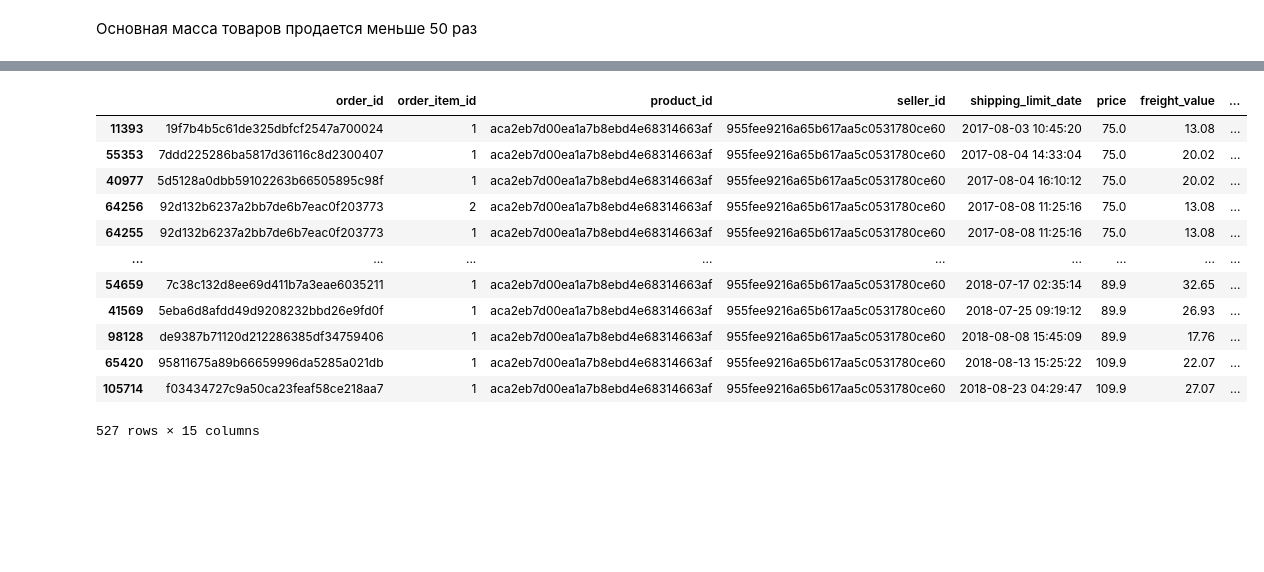
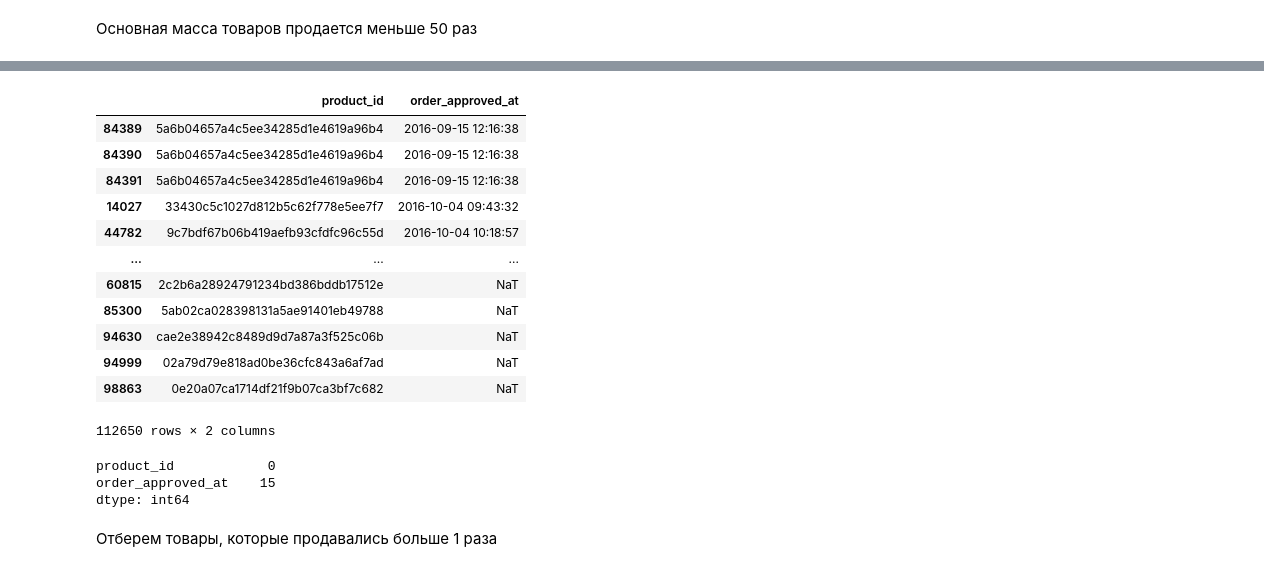
Before and after one commit to strateg17/SMART_DS_Academy_Prod1, a Jupyter notebook: Task_1/Task1_TimeSeries.ipynb, the cells around one changed output, grey strips where cells are left out. Drawn from its saved outputs; the diff is of its cells as text; code cells hidden in the pictures; blank space fills up the shorter version.

```diff
--- a/Task_1/Task1_TimeSeries.ipynb
+++ b/Task_1/Task1_TimeSeries.ipynb
@@ -282,16 +303,24 @@ array([[<matplotlib.axes._subplots.AxesSubplot object at 0x...>]],
 # %%
-full_data[full_data.product_id == 'aca2eb7d00ea1a7b8ebd4e68314663af'].sort_values(by='order_approved_at')
+full_data = full_data.loc[:, ['product_id', 'order_approved_at']]
+full_data = full_data.sort_values(by='order_approved_at')
+full_data
 # %% [output]
-|  | order_id | order_item_id | product_id | seller_id | shipping_limit_date | price | freight_value | ... |
-| 11393 | 19f7b4b5c61de325dbfcf2547a700024 | 1 | aca2eb7d00ea1a7b8ebd4e68314663af | 955fee9216a65b617aa5c0531780ce60 | 2017-08-03 10:45:20 | 75.0 | 13.08 | ... |
-| 55353 | 7ddd225286ba5817d36116c8d2300407 | 1 | aca2eb7d00ea1a7b8ebd4e68314663af | 955fee9216a65b617aa5c0531780ce60 | 2017-08-04 14:33:04 | 75.0 | 20.02 | ... |
-| 40977 | 5d5128a0dbb59102263b66505895c98f | 1 | aca2eb7d00ea1a7b8ebd4e68314663af | 955fee9216a65b617aa5c0531780ce60 | 2017-08-04 16:10:12 | 75.0 | 20.02 | ... |
-| 64256 | 92d132b6237a2bb7de6b7eac0f203773 | 2 | aca2eb7d00ea1a7b8ebd4e68314663af | 955fee9216a65b617aa5c0531780ce60 | 2017-08-08 11:25:16 | 75.0 | 13.08 | ... |
-| 64255 | 92d132b6237a2bb7de6b7eac0f203773 | 1 | aca2eb7d00ea1a7b8ebd4e68314663af | 955fee9216a65b617aa5c0531780ce60 | 2017-08-08 11:25:16 | 75.0 | 13.08 | ... |
-| ... | ... | ... | ... | ... | ... | ... | ... | ... |
-| 54659 | 7c38c132d8ee69d411b7a3eae6035211 | 1 | aca2eb7d00ea1a7b8ebd4e68314663af | 955fee9216a65b617aa5c0531780ce60 | 2018-07-17 02:35:14 | 89.9 | 32.65 | ... |
-| 41569 | 5eba6d8afdd49d9208232bbd26e9fd0f | 1 | aca2eb7d00ea1a7b8ebd4e68314663af | 955fee9216a65b617aa5c0531780ce60 | 2018-07-25 09:19:12 | 89.9 | 26.93 | ... |
-| 98128 | de9387b71120d212286385df34759406 | 1 | aca2eb7d00ea1a7b8ebd4e68314663af | 955fee9216a65b617aa5c0531780ce60 | 2018-08-08 15:45:09 | 89.9 | 17.76 | ... |
-| 65420 | 95811675a89b66659996da5285a021db | 1 | aca2eb7d00ea1a7b8ebd4e68314663af | 955fee9216a65b617aa5c0531780ce60 | 2018-08-13 15:25:22 | 109.9 | 22.07 | ... |
-| 105714 | f03434727c9a50ca23feaf58ce218aa7 | 1 | aca2eb7d00ea1a7b8ebd4e68314663af | 955fee9216a65b617aa5c0531780ce60 | 2018-08-23 04:29:47 | 109.9 | 27.07 | ... |
+|  | product_id | order_approved_at |
+| 84389 | 5a6b04657a4c5ee34285d1e4619a96b4 | 2016-09-15 12:16:38 |
+| 84390 | 5a6b04657a4c5ee34285d1e4619a96b4 | 2016-09-15 12:16:38 |
+| 84391 | 5a6b04657a4c5ee34285d1e4619a96b4 | 2016-09-15 12:16:38 |
+| 14027 | 33430c5c1027d812b5c62f778e5ee7f7 | 2016-10-04 09:43:32 |
+| 44782 | 9c7bdf67b06b419aefb93cfdfc96c55d | 2016-10-04 10:18:57 |
+| ... | ... | ... |
+| 60815 | 2c2b6a28924791234bd386bddb17512e | NaT |
+| 85300 | 5ab02ca028398131a5ae91401eb49788 | NaT |
+| 94630 | cae2e38942c8489d9d7a87a3f525c06b | NaT |
+| 94999 | 02a79d79e818ad0be36cfc843a6af7ad | NaT |
+| 98863 | 0e20a07ca1714df21f9b07ca3bf7c682 | NaT |
-527 rows × 15 columns
+112650 rows × 2 columns
+# %%
+full_data.isna().sum()
+# %% [output]
+product_id            0
+order_approved_at    15
+dtype: int64
@@ -297,0 +329,2 @@ full_data[full_data.product_id == 'aca2eb7d00ea1a7b8ebd4e68314663af'].sort_value
+# %% [markdown]
+Отберем товары, которые продавались больше 1 раза
```
Also changed, not shown: parts of 32 cells of this notebook.
